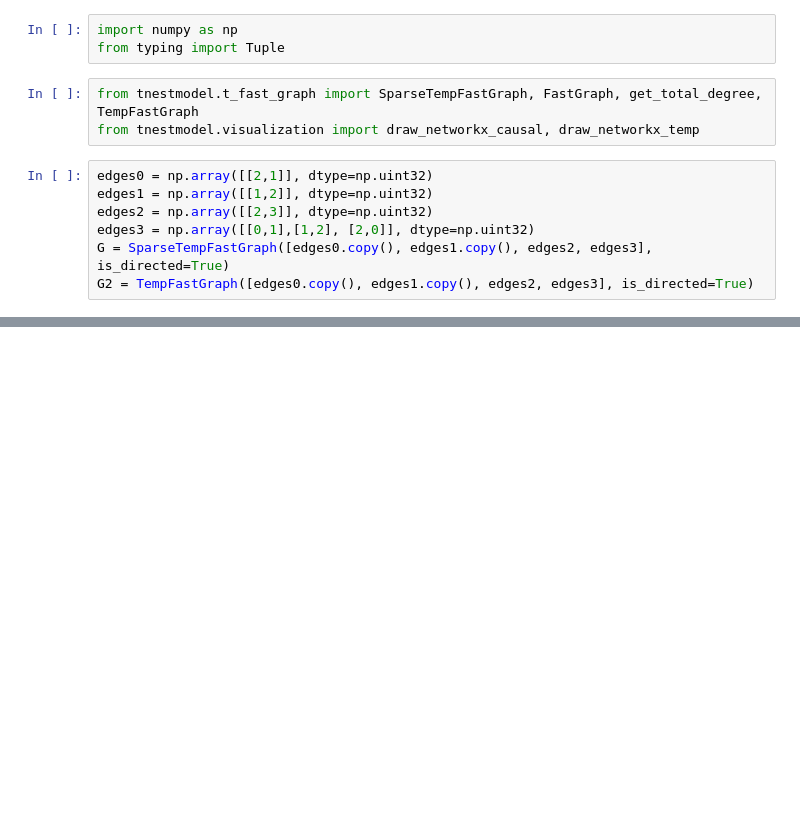
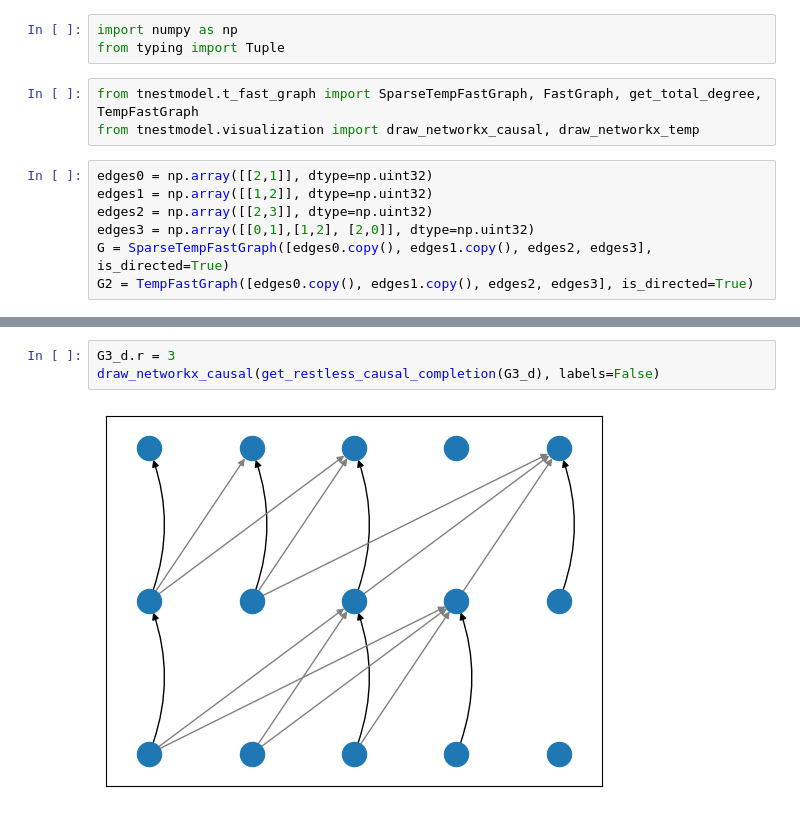
Before and after one commit to Feelx234/temp-nestmodel, a Jupyter notebook: VisualizationDemo.ipynb, the cells around one changed output, grey strips where cells are left out. Cells and saved outputs as stored; diff of their text form; blank space fills up the shorter version.

```diff
--- a/VisualizationDemo.ipynb
+++ b/VisualizationDemo.ipynb
@@ -42,0 +50,5 @@ draw_networkx_causal(G3.get_sparse_causal_completion(), labels=True)
+# %%
+G3_d.r = 3
+draw_networkx_causal(get_restless_causal_completion(G3_d), labels=False)
+# %% [output]
+[figure, added]
```
Also changed, not shown: parts of 12 cells of this notebook, 3 other files.
